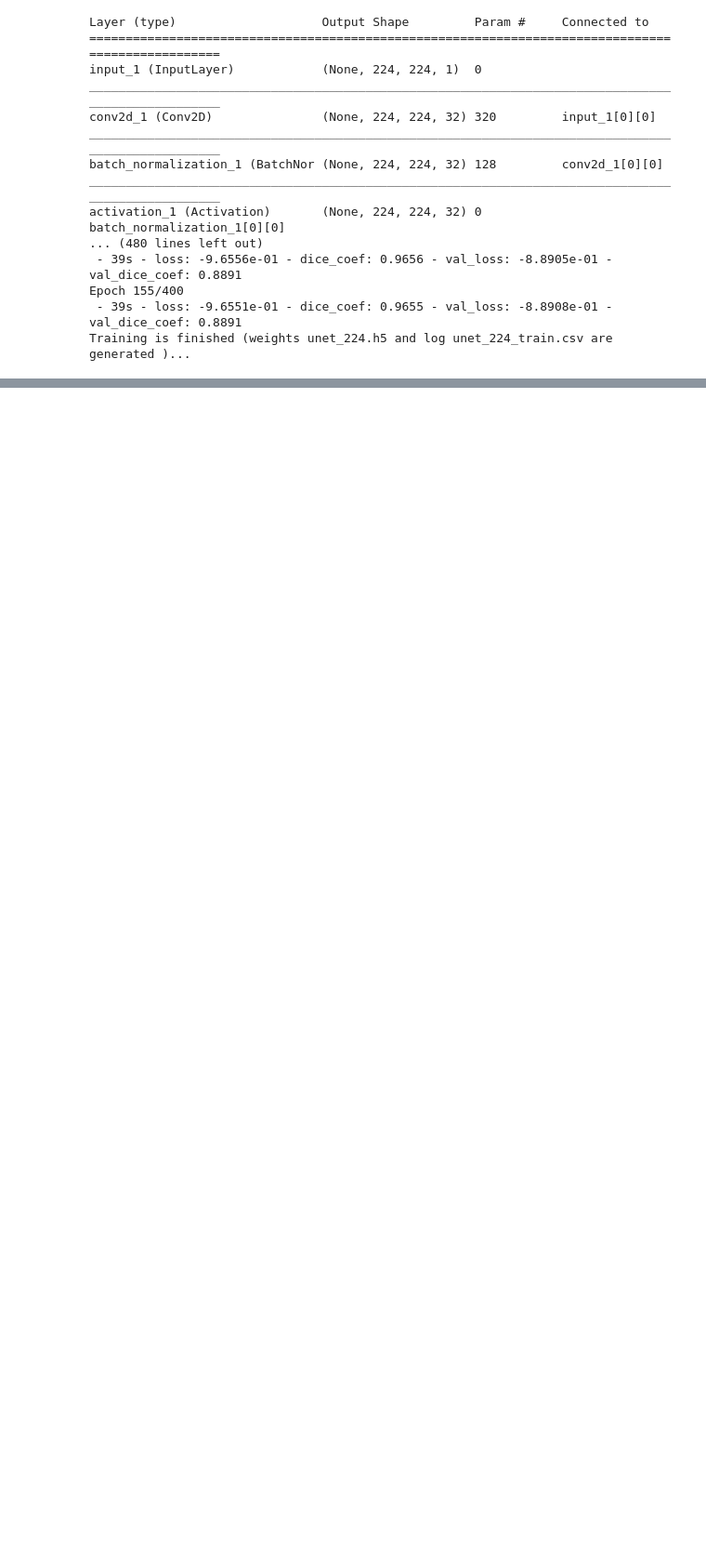
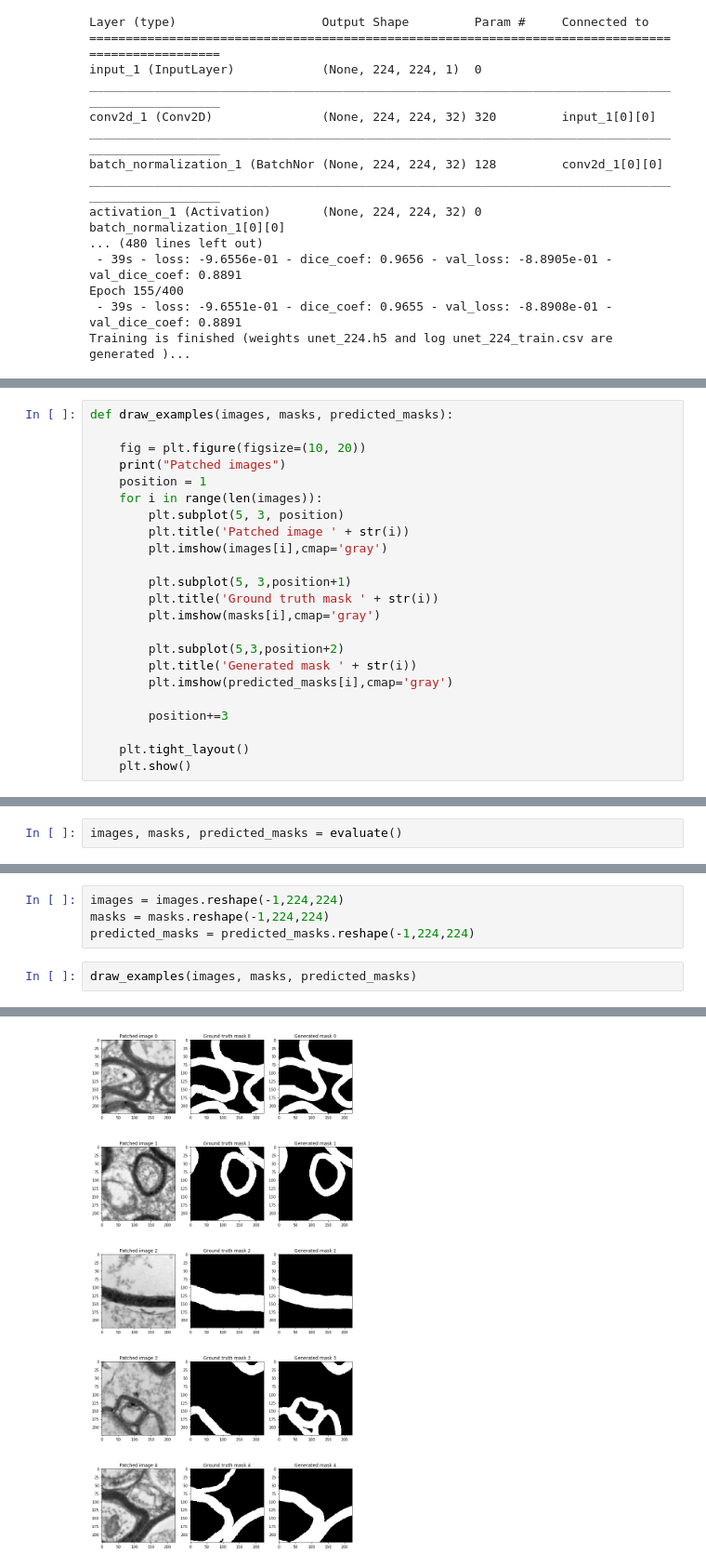
Before and after one commit to i-yu-b/AxSegmenta, a Jupyter notebook: source-code-clean/AxSegmenta report.ipynb, the cells around one changed output, grey strips where cells are left out. Shown at 93% size. Drawn from its saved outputs; the diff is of its cells as text; blank space fills up the shorter version.

```diff
--- a/source-code-clean/AxSegmenta report.ipynb
+++ b/source-code-clean/AxSegmenta report.ipynb
@@ -418,0 +438,23 @@ Training is finished (weights unet_224.h5 and log unet_224_train.csv are generat
+# %%
+def draw_examples(images, masks, predicted_masks):
+
+    fig = plt.figure(figsize=(10, 20))
+    print("Patched images")
+    position = 1
+    for i in range(len(images)):
+        plt.subplot(5, 3, position)
+        plt.title('Patched image ' + str(i))
+        plt.imshow(images[i],cmap='gray')
+
+        plt.subplot(5, 3,position+1)
+        plt.title('Ground truth mask ' + str(i))
+        plt.imshow(masks[i],cmap='gray')
+
+        plt.subplot(5,3,position+2)
+        plt.title('Generated mask ' + str(i))
+        plt.imshow(predicted_masks[i],cmap='gray')
+
+        position+=3
+
+    plt.tight_layout()
+    plt.show()
@@ -418,0 +508,2 @@ Training is finished (weights unet_224.h5 and log unet_224_train.csv are generat
+# %%
+images, masks, predicted_masks = evaluate()
@@ -418,0 +512,7 @@ Training is finished (weights unet_224.h5 and log unet_224_train.csv are generat
+# %%
+images = images.reshape(-1,224,224)
+masks = masks.reshape(-1,224,224)
+predicted_masks = predicted_masks.reshape(-1,224,224)
+# %%
+draw_examples(images, masks, predicted_masks)
+# %% [output]
@@ -418,0 +520 @@ Training is finished (weights unet_224.h5 and log unet_224_train.csv are generat
+[figure, added]
```
Also changed, not shown: parts of 13 cells of this notebook.
